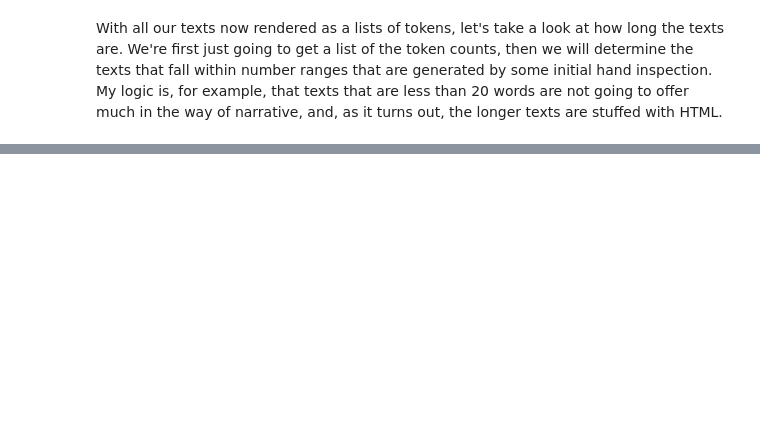
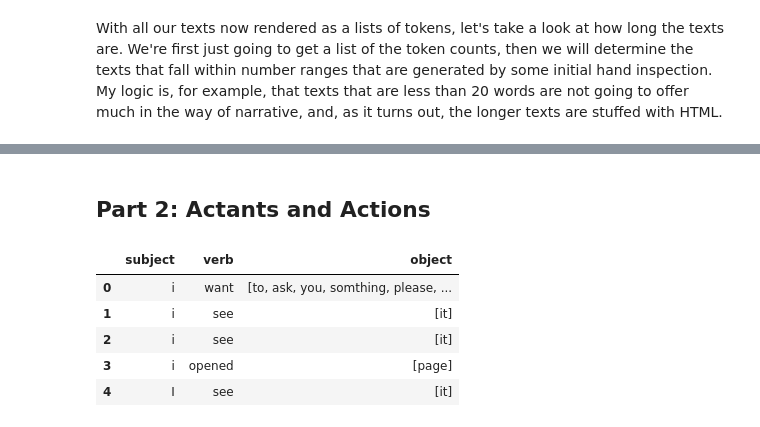
Before and after one commit to johnlaudun/gab, a Jupyter notebook: 2 texts as Texts.ipynb, the cells around one changed output, grey strips where cells are left out. Cells and saved outputs as stored; diff of their text form; code cells hidden in the pictures; blank space fills up the shorter version.

```diff
--- a/2 texts as Texts.ipynb
+++ b/2 texts as Texts.ipynb
@@ -118,0 +119,2 @@ with open("workable.json", 'w') as f:
+# %% [markdown]
+## Part 2: Actants and Actions
@@ -118,0 +140,20 @@ with open("workable.json", 'w') as f:
+# %%
+# Create the list
+svos = []
+
+# Populate the list
+for doc in docs:
+    createSVOs(doc, svos)
+# %%
+# Convert the lists to dataframes
+df = pd.DataFrame(svos)
+
+df.shape
+df.head()
+# %% [output]
+|  | subject | verb | object |
+| 0 | i | want | [to, ask, you, somthing, please, ... |
+| 1 | i | see | [it] |
+| 2 | i | see | [it] |
+| 3 | i | opened | [page] |
+| 4 | I | see | [it] |
```
Also changed, not shown: parts of 30 cells of this notebook, 10 other files.
